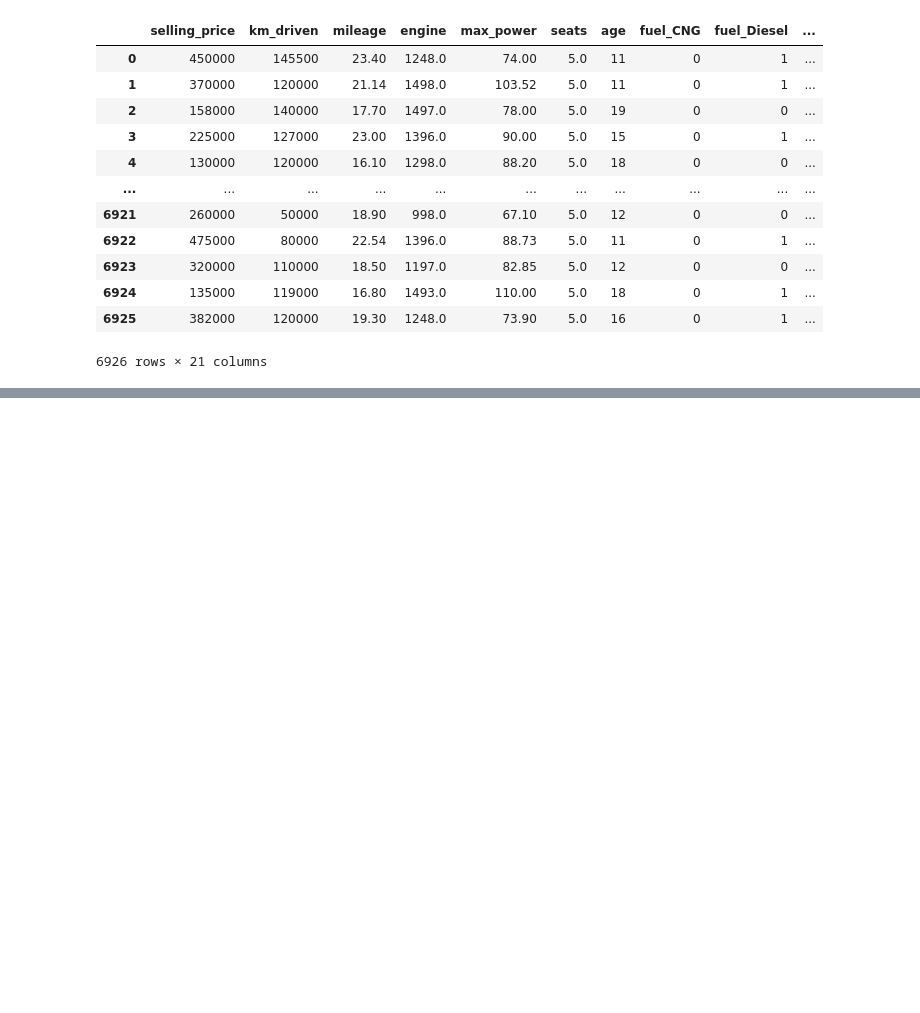
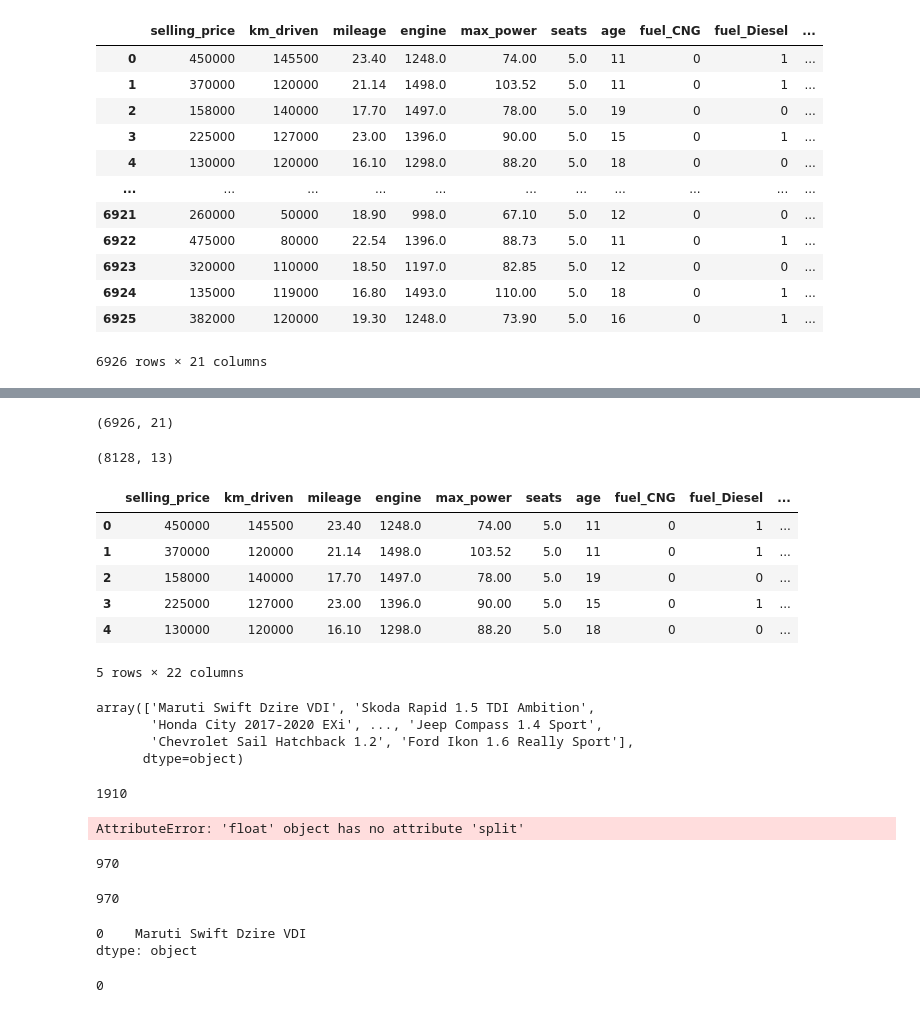
Before and after one commit to SmartHub-trainings/Data-Pack-2024, a Jupyter notebook: Projects/Cars Ml Continuation.ipynb, the cells around one changed output, grey strips where cells are left out. Saved outputs shown, nothing was run; the diff lists cells and outputs as text; code cells hidden in the pictures; blank space fills up the shorter version.

```diff
--- a/Projects/Cars Ml Continuation.ipynb
+++ b/Projects/Cars Ml Continuation.ipynb
@@ -43,0 +46,2 @@ cars
+# %%
+cars_with_name = pd.read_csv("./datasets/car_details_v3.csv")
@@ -43,0 +63,45 @@ cars
+# %%
+cars["name"]=cars_with_name.name
+# %%
+cars.shape
+# %% [output]
+(6926, 21)
+# %%
+cars_with_name.shape
+# %% [output]
+(8128, 13)
+# %%
+cars_with_name=cars_with_name.drop_duplicates()
+# %%
+cars["name"]=cars_with_name.name
+# %%
+cars.head()
+# %% [output]
+|  | selling_price | km_driven | mileage | engine | max_power | seats | age | fuel_CNG | fuel_Diesel | ... |
+| 0 | 450000 | 145500 | 23.40 | 1248.0 | 74.00 | 5.0 | 11 | 0 | 1 | ... |
+| 1 | 370000 | 120000 | 21.14 | 1498.0 | 103.52 | 5.0 | 11 | 0 | 1 | ... |
+| 2 | 158000 | 140000 | 17.70 | 1497.0 | 78.00 | 5.0 | 19 | 0 | 0 | ... |
+| 3 | 225000 | 127000 | 23.00 | 1396.0 | 90.00 | 5.0 | 15 | 0 | 1 | ... |
+| 4 | 130000 | 120000 | 16.10 | 1298.0 | 88.20 | 5.0 | 18 | 0 | 0 | ... |
+5 rows × 22 columns
+# %%
+cars.name.unique()
+# %% [output]
+array(['Maruti Swift Dzire VDI', 'Skoda Rapid 1.5 TDI Ambition',
+       'Honda City 2017-2020 EXi', ..., 'Jeep Compass 1.4 Sport',
+       'Chevrolet Sail Hatchback 1.2', 'Ford Ikon 1.6 Really Sport'],
+      dtype=object)
+# %%
+len(cars.name.unique())
+# %% [output]
+1910
+# %%
+def extract_brand(value):
+    return value.split(" ")[0]
+cars.name.apply(extract_brand)
+# %% [output]
+AttributeError: 'float' object has no attribute 'split'
+# %%
+cars.name.isna().sum()
+# %% [output]
+970
@@ -43,0 +110,9 @@ cars
+# %%
+cars.name.isna().sum()
+# %% [output]
+970
+# %%
+cars.name.mode()
+# %% [output]
+0    Maruti Swift Dzire VDI
+dtype: object
@@ -43,0 +121,4 @@ cars
+# %%
+cars.name.isna().sum()
+# %% [output]
+0
```
Also changed, not shown: parts of 30 cells of this notebook.
